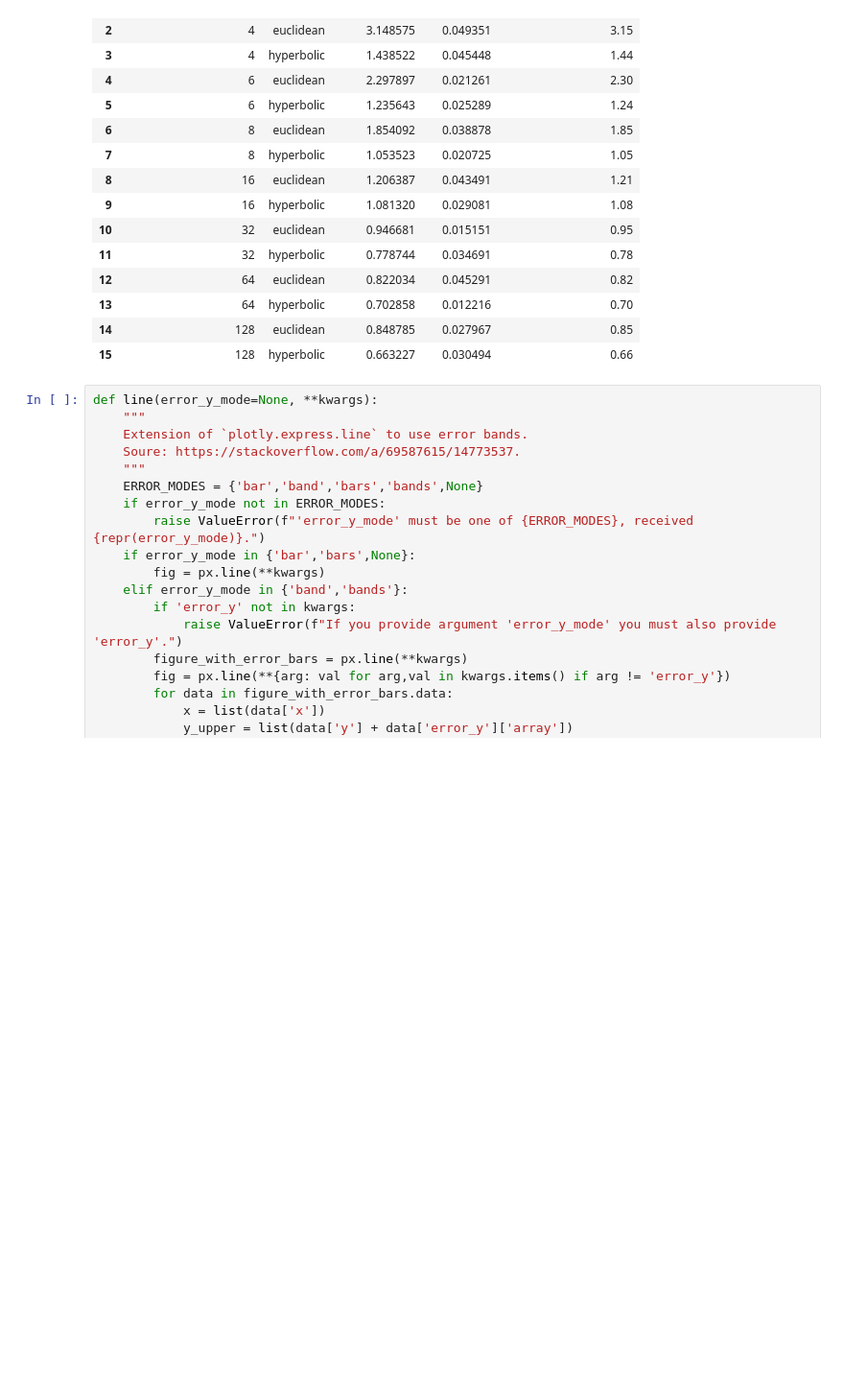
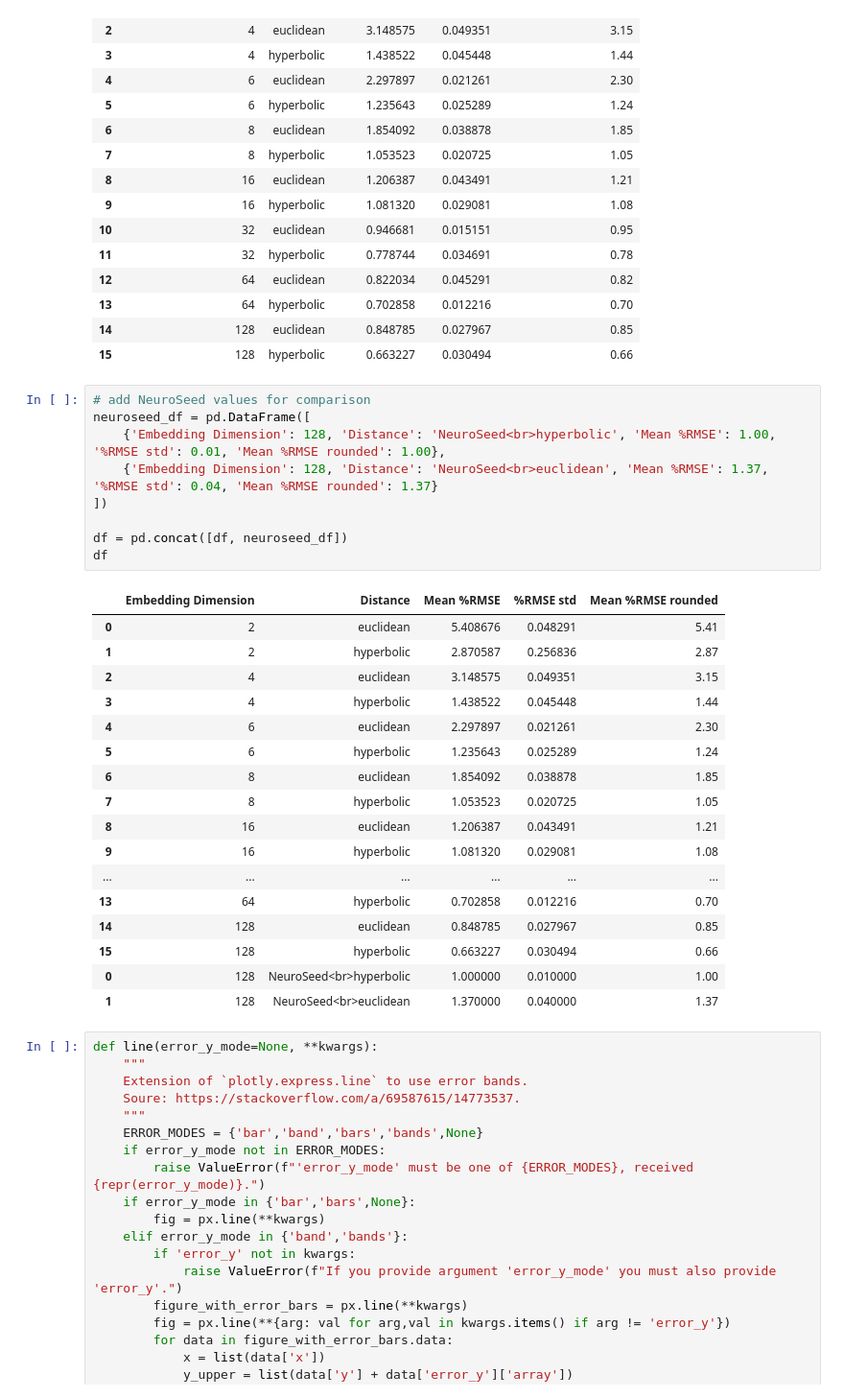
Before and after one commit to ez2rok/mixture_embeddings, a Jupyter notebook: notebooks/plot_training_runs.ipynb, the cells around one changed output. Shown at 96% size. Saved outputs shown, nothing was run; the diff lists cells and outputs as text; blank space fills up the shorter version.

Commit message:
plot NeuroSeed results

```diff
--- a/notebooks/plot_training_runs.ipynb
+++ b/notebooks/plot_training_runs.ipynb
@@ -51,6 +51,33 @@ df
 | 13 | 64 | hyperbolic | 0.702858 | 0.012216 | 0.70 |
 | 14 | 128 | euclidean | 0.848785 | 0.027967 | 0.85 |
 | 15 | 128 | hyperbolic | 0.663227 | 0.030494 | 0.66 |
+# %%
+# add NeuroSeed values for comparison
+neuroseed_df = pd.DataFrame([
+    {'Embedding Dimension': 128, 'Distance': 'NeuroSeed<br>hyperbolic', 'Mean %RMSE': 1.00, '%RMSE std': 0.01, 'Mean %RMSE rounded': 1.00},
+    {'Embedding Dimension': 128, 'Distance': 'NeuroSeed<br>euclidean', 'Mean %RMSE': 1.37, '%RMSE std': 0.04, 'Mean %RMSE rounded': 1.37}
+])
+
+df = pd.concat([df, neuroseed_df])
+df
+# %% [output]
+|  | Embedding Dimension | Distance | Mean %RMSE | %RMSE std | Mean %RMSE rounded |
+| 0 | 2 | euclidean | 5.408676 | 0.048291 | 5.41 |
+| 1 | 2 | hyperbolic | 2.870587 | 0.256836 | 2.87 |
+| 2 | 4 | euclidean | 3.148575 | 0.049351 | 3.15 |
+| 3 | 4 | hyperbolic | 1.438522 | 0.045448 | 1.44 |
+| 4 | 6 | euclidean | 2.297897 | 0.021261 | 2.30 |
+| 5 | 6 | hyperbolic | 1.235643 | 0.025289 | 1.24 |
+| 6 | 8 | euclidean | 1.854092 | 0.038878 | 1.85 |
+| 7 | 8 | hyperbolic | 1.053523 | 0.020725 | 1.05 |
+| 8 | 16 | euclidean | 1.206387 | 0.043491 | 1.21 |
+| 9 | 16 | hyperbolic | 1.081320 | 0.029081 | 1.08 |
+| ... | ... | ... | ... | ... | ... |
+| 13 | 64 | hyperbolic | 0.702858 | 0.012216 | 0.70 |
+| 14 | 128 | euclidean | 0.848785 | 0.027967 | 0.85 |
+| 15 | 128 | hyperbolic | 0.663227 | 0.030494 | 0.66 |
+| 0 | 128 | NeuroSeed<br>hyperbolic | 1.000000 | 0.010000 | 1.00 |
+| 1 | 128 | NeuroSeed<br>euclidean | 1.370000 | 0.040000 | 1.37 |
 # %%
 def line(error_y_mode=None, **kwargs):
     """
```
Also changed, not shown: parts of 1 cell of this notebook.
